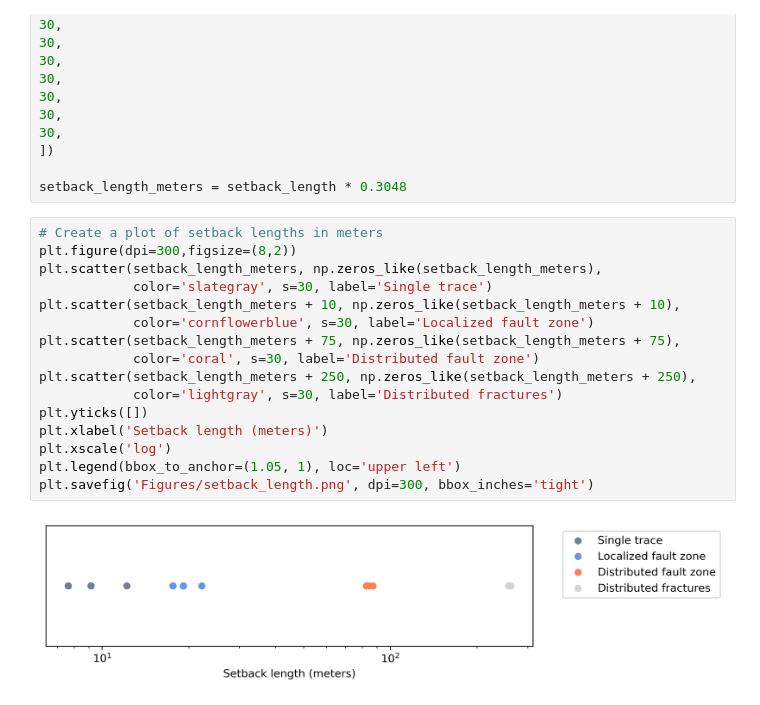
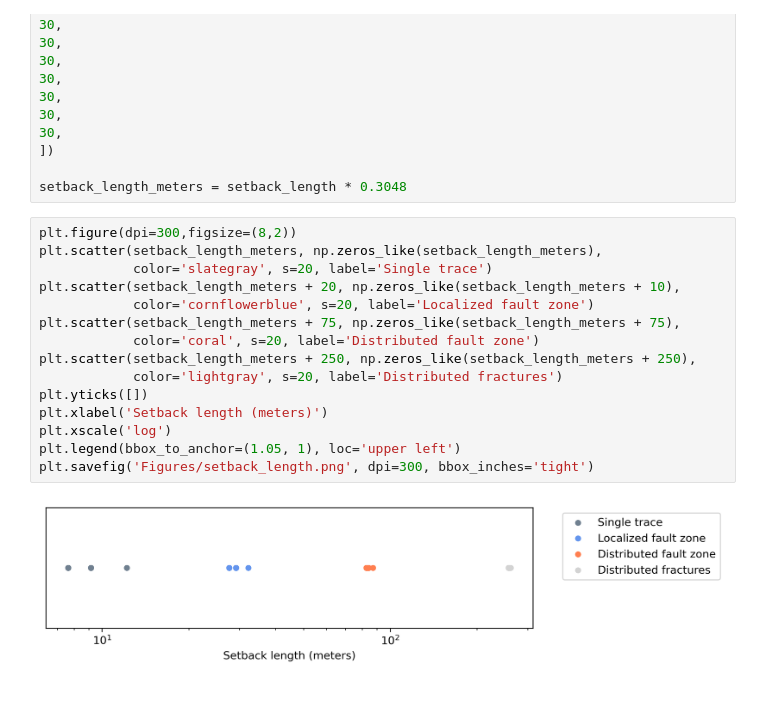
Before and after one commit to absrp/landscape_evolution_earthquake_ruptures, a Jupyter notebook: setback_length.ipynb, the cells around one changed output. Drawn from its saved outputs; the diff is of its cells as text.

Commit message:
figure changes for SSA talk

```diff
--- a/setback_length.ipynb
+++ b/setback_length.ipynb
@@ -25,20 +25,19 @@ setback_length = np.array([30,
 
 setback_length_meters = setback_length * 0.3048
 # %%
-# Create a plot of setback lengths in meters
 plt.figure(dpi=300,figsize=(8,2))
 plt.scatter(setback_length_meters, np.zeros_like(setback_length_meters),
-            color='slategray', s=30, label='Single trace')
-plt.scatter(setback_length_meters + 10, np.zeros_like(setback_length_meters + 10),
-            color='cornflowerblue', s=30, label='Localized fault zone')
+            color='slategray', s=20, label='Single trace')
+plt.scatter(setback_length_meters + 20, np.zeros_like(setback_length_meters + 10),
+            color='cornflowerblue', s=20, label='Localized fault zone')
 plt.scatter(setback_length_meters + 75, np.zeros_like(setback_length_meters + 75),
-            color='coral', s=30, label='Distributed fault zone')
+            color='coral', s=20, label='Distributed fault zone')
 plt.scatter(setback_length_meters + 250, np.zeros_like(setback_length_meters + 250),
-            color='lightgray', s=30, label='Distributed fractures')
+            color='lightgray', s=20, label='Distributed fractures')
 plt.yticks([])
 plt.xlabel('Setback length (meters)')
 plt.xscale('log')
 plt.legend(bbox_to_anchor=(1.05, 1), loc='upper left')
 plt.savefig('Figures/setback_length.png', dpi=300, bbox_inches='tight')
 # %% [output]
-[figure, old version]
+[figure, new version]
```
